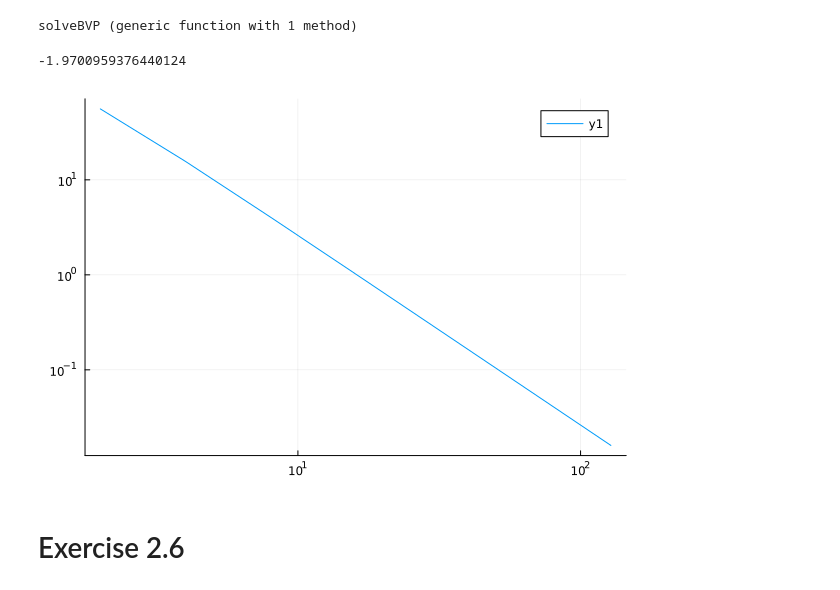
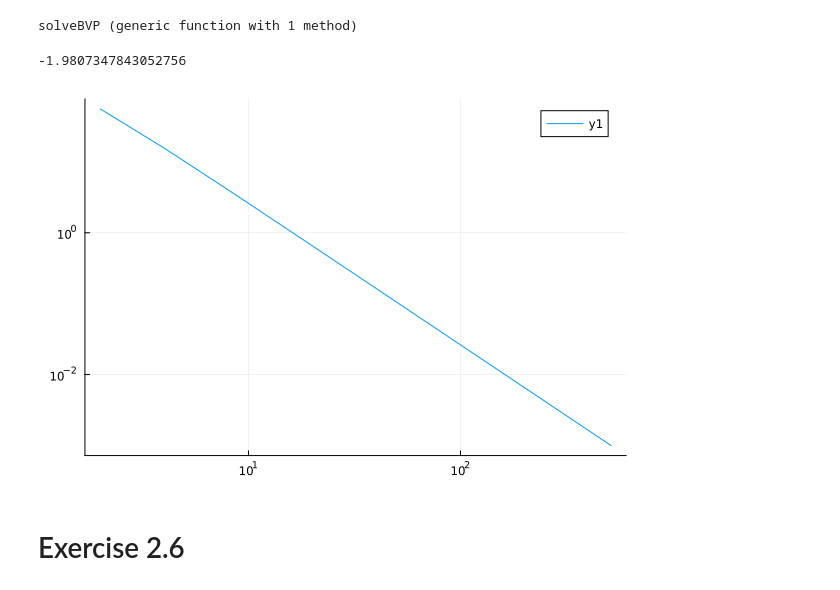
Before and after one commit to jkbch/FEM, a Jupyter notebook: week 2/Claras_julia_week2.ipynb, the cells around one changed output. Cells and saved outputs as stored; diff of their text form; code cells hidden in the pictures.

```diff
--- a/week 2/Claras_julia_week2.ipynb
+++ b/week 2/Claras_julia_week2.ipynb
@@ -112,7 +113,7 @@ function assembly(VX,VY,EToV,lam1,lam2,qt)
     M = length(VX)
     N, _ = size(EToV)
 
-    A = zeros(M,M)
+    A = spzeros(M,M)
     b = zeros(M)
 
     for n in 1:N
@@ -209,7 +210,15 @@ function solveBVP(x0, y0, L1, L2, noelm1, noelm2, q, f)
     A, b = assembly(VX,VY,EToV,1,1,qt)
     A ,b = dirbc(bnodes,ft,A,b)
 
-    u = A\b
+    p = symrcm(A)
+    A = A[p,p]
+    b = b[p]
+
+    ip = similar(p) # inverse permutation
+    ip[p] = 1:length(p)
+
+    up = A\b
+    u = up[ip]
 
     error = maximum(abs, u .- f.(VX, VY))
     return u, error
@@ -220,36 +229,36 @@ solveBVP (generic function with 1 method)
 u(x,y) = x^3 - x^2*y + y^2 - 1
 q(x,y) = -(6*x -2*y + 2)
 
 
 u(x,y) = x^2*y^2
 q(x,y) = -(2*y^2 + 2*x^2)
 
 
 x0 = -2.5
 y0 = -4.8
 L1 = 7.6
 L2 = 5.9
 noelm1 = 4
 noelm2 = 4
-N = 7
+N = 9
 es = zeros(N)
 noelm = zeros(Int64, N)
 
 for i in 1:N
     noelm[i] = 2^i
 
 
     us, e = solveBVP(x0, y0, L1, L2, noelm[i], noelm[i], q, u)
     es[i] = e
 
 
 end
 
 display(fit(log10.(noelm), log10.(es), 1)[1])
 plot(noelm, es,  xaxis=:log10, yaxis=:log10)
 # %% [output]
--1.9700959376440124
+-1.9807347843052756
-[figure, old version]
+[figure, new version]
 # %% [markdown]
 # Exercise 2.6
 # %%
```
Also changed, not shown: parts of 8 cells of this notebook.
